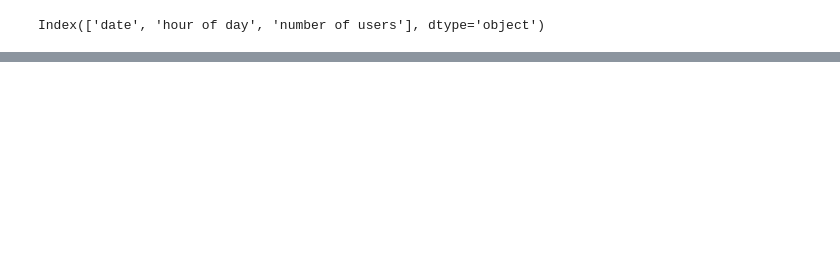
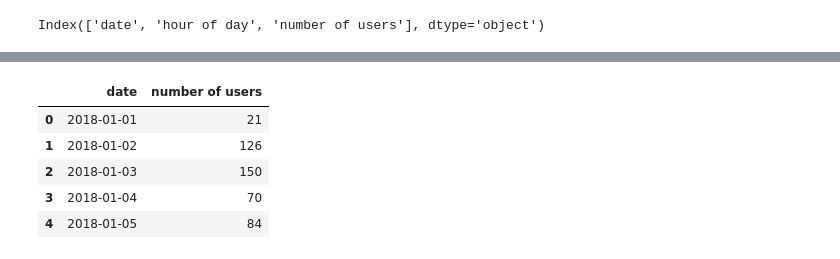
Before and after one commit to HMMJ-1991/bike-sharing, a Jupyter notebook: selected_station.ipynb, the cells around one changed output, grey strips where cells are left out. Saved outputs shown, nothing was run; the diff lists cells and outputs as text; code cells hidden in the pictures; blank space fills up the shorter version.

```diff
--- a/selected_station.ipynb
+++ b/selected_station.ipynb
@@ -219,0 +231,14 @@ member_daily.to_csv('data/bike_sharing_data/member_daily.csv',index=False)
+# %%
+dayly_count=pd.DataFrame(data_station_31623.groupby(['date'])\
+                   ['date'].count().rename('number of users'))
+# %%
+dayly_count=dayly_count.reset_index()
+# %%
+dayly_count.head()
+# %% [output]
+|  | date | number of users |
+| 0 | 2018-01-01 | 21 |
+| 1 | 2018-01-02 | 126 |
+| 2 | 2018-01-03 | 150 |
+| 3 | 2018-01-04 | 70 |
+| 4 | 2018-01-05 | 84 |
```
Also changed, not shown: parts of 22 cells of this notebook, 4 other files.
